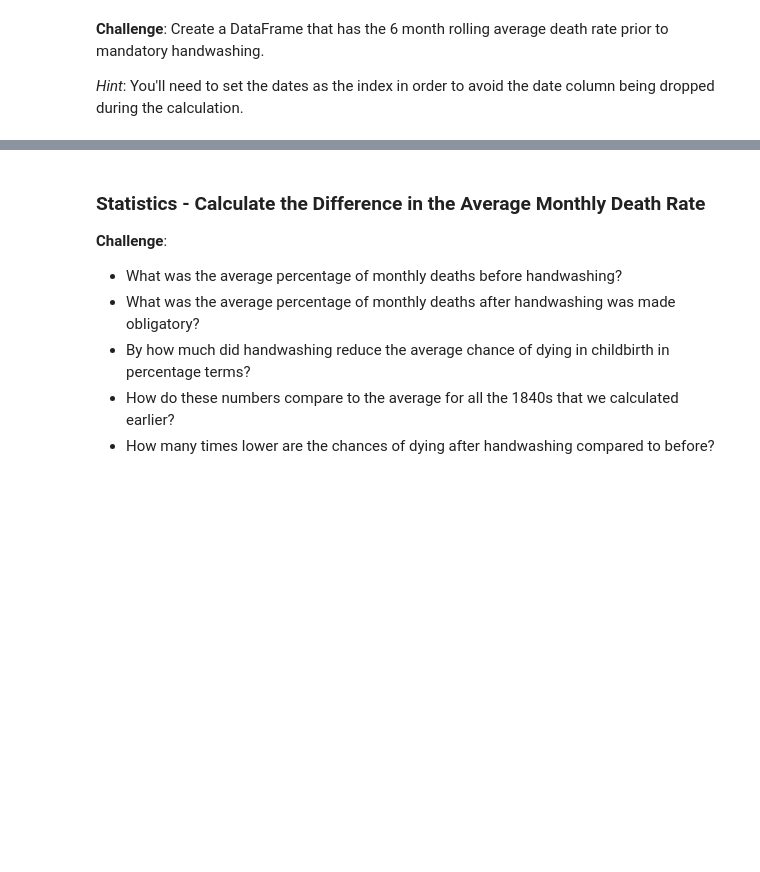
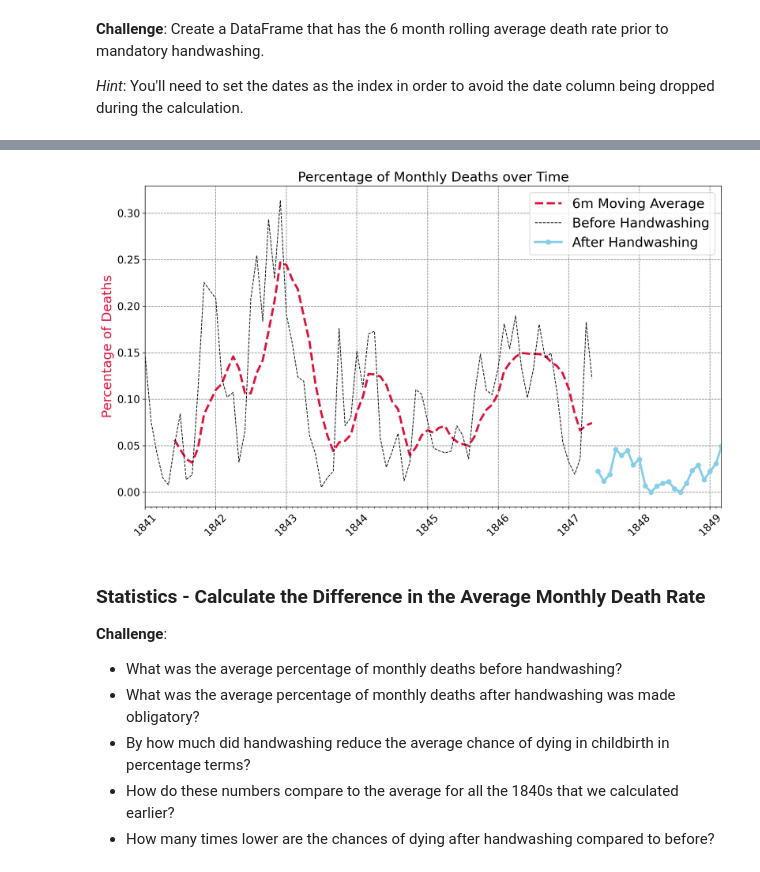
Before and after one commit to SiracencoSerghei/Bootcamp_Python, a Jupyter notebook: day_80/Dr_Semmelweis_Handwashing_Discovery.ipynb, the cells around one changed output, grey strips where cells are left out. Drawn from its saved outputs; the diff is of its cells as text; code cells hidden in the pictures; blank space fills up the shorter version.

```diff
--- a/day_80/Dr_Semmelweis_Handwashing_Discovery.ipynb
+++ b/day_80/Dr_Semmelweis_Handwashing_Discovery.ipynb
@@ -338,3 +346,9 @@ handwashing_start = pd.to_datetime('1847-06-01')
 * Create two subsets from the `df_monthly` data: before and after Dr Semmelweis ordered washing hand.
 * Calculate the average death rate prior to June 1947.
 * Calculate the average death rate after June 1947.
+# %%
+df_monthly['pct_deaths'] = df_monthly.deaths/df_monthly.births
+# %%
+# Split monthly into before and after handwashing_start
+before_washing = df_monthly[df_monthly.date < handwashing_start]
+after_washing = df_monthly[df_monthly.date >= handwashing_start]
@@ -344,3 +366,8 @@ handwashing_start = pd.to_datetime('1847-06-01')
 **Challenge**: Create a DataFrame that has the 6 month rolling average death rate prior to mandatory handwashing.
 
 *Hint*: You'll need to set the dates as the index in order to avoid the date column being dropped during the calculation.
+# %%
+# Convert Date Column to Index first so does not get dropped
+roll_df = before_washing.set_index('date')
+roll_df = roll_df.rolling(window=6).mean()
+roll_df
@@ -356,6 +398,47 @@ handwashing_start = pd.to_datetime('1847-06-01')
 * Show the moving average as a thicker, crimon line.
 * Show the rate after handwashing as a skyblue line with round markers.
 * Look at the [code snippet in the documentation to see how you can add a legend](https://matplotlib.org/3.1.1/api/_as_gen/matplotlib.pyplot.legend.html) to the chart.
+# %%
+plt.figure(figsize=(14,8), dpi=200)
+plt.title('Percentage of Monthly Deaths over Time', fontsize=18)
+plt.yticks(fontsize=14)
+plt.xticks(fontsize=14, rotation=45)
+
+plt.ylabel('Percentage of Deaths', color='crimson', fontsize=18)
+
+ax = plt.gca()
+ax.xaxis.set_major_locator(years)
+ax.xaxis.set_major_formatter(years_fmt)
+ax.xaxis.set_minor_locator(months)
+ax.set_xlim([df_monthly.date.min(), df_monthly.date.max()])
+
+plt.grid(color='grey', linestyle='--')
+
+ma_line, = plt.plot(roll_df.index,
+                    roll_df.pct_deaths,
+                    color='crimson',
+                    linewidth=3,
+                    linestyle='--',
+                    label='6m Moving Average')
+bw_line, = plt.plot(before_washing.date,
+                    before_washing.pct_deaths,
+                    color='black',
+                    linewidth=1,
+                    linestyle='--',
+                    label='Before Handwashing')
+aw_line, = plt.plot(after_washing.date,
+                    after_washing.pct_deaths,
+                    color='skyblue',
+                    linewidth=3,
+                    marker='o',
+                    label='After Handwashing')
+
+plt.legend(handles=[ma_line, bw_line, aw_line],
+           fontsize=18)
+
+plt.show()
+# %% [output]
+[figure, added]
 # %% [markdown]
 ### Statistics - Calculate the Difference in the Average Monthly Death Rate
 
```
Also changed, not shown: parts of 29 cells of this notebook.
